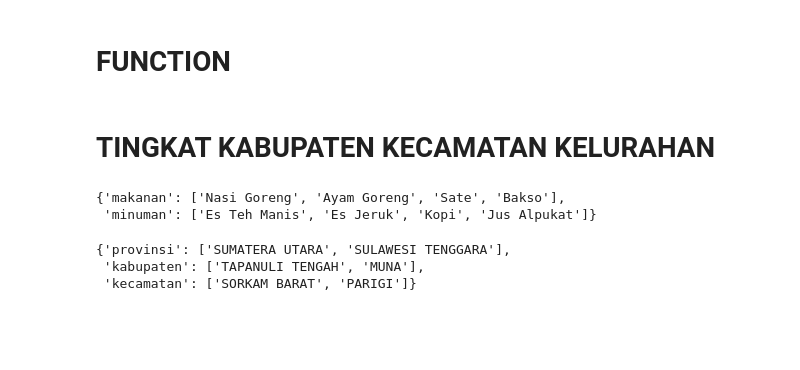
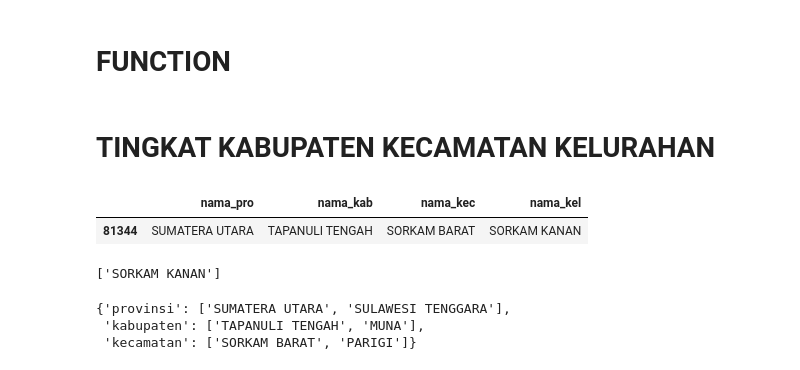
Before and after one commit to AgungPrawoto13/script_python, a Jupyter notebook: capture_data.ipynb, the cells around one changed output. Saved outputs shown, nothing was run; the diff lists cells and outputs as text; code cells hidden in the pictures; blank space fills up the shorter version.

```diff
--- a/capture_data.ipynb
+++ b/capture_data.ipynb
@@ -195,26 +197,3 @@ def grand_total_prio_non_prio(prio_non_prio):
-# %%
-# Inisialisasi dictionary kosong
-menu = {
-    'makanan': [],
-    'minuman': []
-}
-
-# Contoh list makanan dan minuman
-foods = ['Nasi Goreng', 'Ayam Goreng', 'Sate', 'Bakso']
-drinks = ['Es Teh Manis', 'Es Jeruk', 'Kopi', 'Jus Alpukat']
-
-# Loop untuk menyimpan makanan ke dalam dictionary
-for food in foods:
-    menu['makanan'].append(food)
-
-# Loop untuk menyimpan minuman ke dalam dictionary
-for drink in drinks:
-    menu['minuman'].append(drink)
-
-menu
-# %% [output]
-{'makanan': ['Nasi Goreng', 'Ayam Goreng', 'Sate', 'Bakso'],
- 'minuman': ['Es Teh Manis', 'Es Jeruk', 'Kopi', 'Jus Alpukat']}
 # %%
 # kecamatan = ['PENANGGALAN']
 # kecamatan
@@ -274,3 +267,19 @@ for prop in new_colum:
+# %%
+duplicate_kel = df_quadran[(df_quadran['kode_pro'] == 12) & (df_quadran['kode_kab'] == 1201) & (df_quadran['kode_kec'] == 120110) & (df_quadran['Prio'] == 0) & df_quadran.duplicated(['nama_pro','nama_kab','nama_kec','nama_kel'])]
+result = duplicate_kel[['nama_pro','nama_kab','nama_kec','nama_kel']]
+result
+# %% [output]
+|  | nama_pro | nama_kab | nama_kec | nama_kel |
+| 81344 | SUMATERA UTARA | TAPANULI TENGAH | SORKAM BARAT | SORKAM KANAN |
+# %%
+# Mengambil nama_kel yang merupakan duplikat
+duplicate_kel = df_quadran[(df_quadran['kode_pro'] == 12) & (df_quadran['kode_kab'] == 1201) & (df_quadran['kode_kec'] == 120110) & (df_quadran['Prio'] == 0) & df_quadran['nama_kel'].duplicated(keep=False)]['nama_kel']
+
+# Simpan nama kelurahan duplikat ke dalam list
+duplicates_list = duplicate_kel[duplicate_kel.duplicated()].tolist()
+duplicates_list
+# %% [output]
+['SORKAM KANAN']
 # %%
 duplicate_data
 # %% [output]
```
Also changed, not shown: parts of 9 cells of this notebook.
